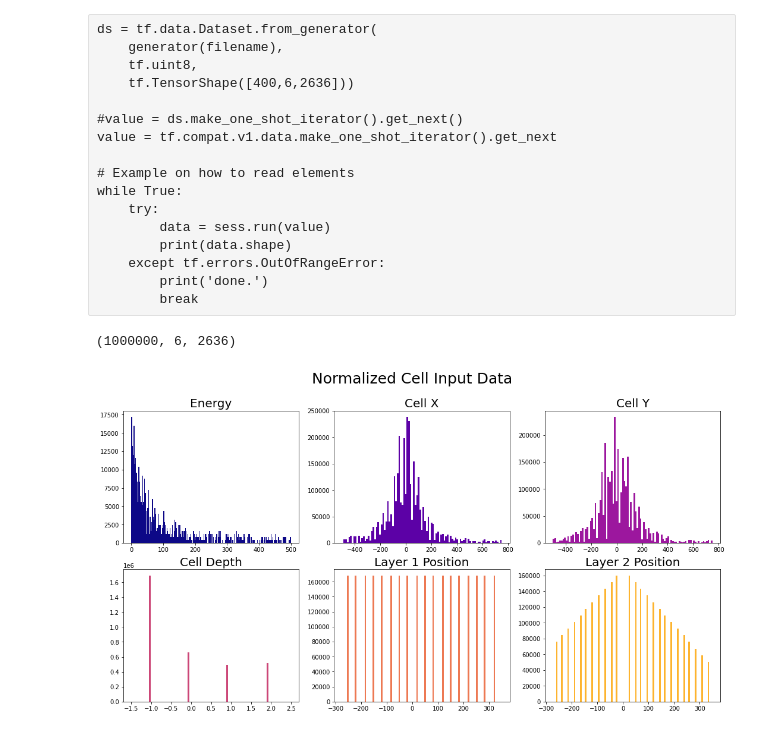
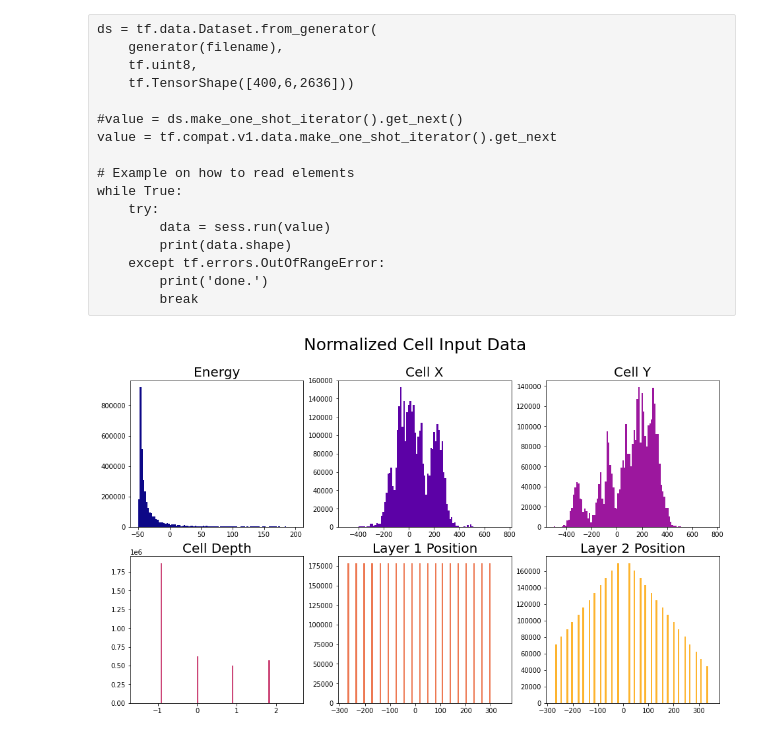
Before and after one commit to eiccodesign/regressiononly, a Jupyter notebook: H5_Towards_Codesign.ipynb, the cells around one changed output. Drawn from its saved outputs; the diff is of its cells as text; code cells hidden in the pictures.

```diff
--- a/H5_Towards_Codesign.ipynb
+++ b/H5_Towards_Codesign.ipynb
@@ -37,7 +23,10 @@ Truth Particle Data
 # %% [markdown]
 ### Load the Data
 # %%
-filename = 'layered_with0s.hdf5'
+#filename = 'layered_with0s.hdf5'
+#filename = 'varphi_layered.hdf5'
+filename = 'vartheta_layered.hdf5'
+#filename = 'simple_test.hdf5'
 h5_file = h5.File(filename,'r')
 print(list(h5_file.keys()))
 images = h5_file['calo_images']
@@ -45,7 +34,7 @@ truth = h5_file['truth']
 
 print(images.shape)
 print(truth.shape)
-print(images.chunks) # [0] should be = batch_size
-print(truth.chunks)
+print(images.chunks[0]) #should be = batch_size
+print(truth.chunks[0])
 # %% [output]
 ['calo_images', 'truth']
@@ -90,7 +80,3 @@ Y = truth[0:N_Events,0,0]
 #Y_StDev = np.nanstd(Y)
 #Y = (Y - Y_Mean)/Y_StDev
 #print(type(X))
-# %%
-print(np.shape(X))
-# %% [output]
-(1000000, 6, 2636)
@@ -99,21 +83 @@ positions = np.where(np.count_nonzero(X,axis=2))
-# %%
-cm = plt.cm.get_cmap('plasma')
-cell_vars = ["Energy","Cell X","Cell Y","Cell Depth","Layer 1 Position", "Layer 2 Position"]
-bins = [np.linspace(0.01,500,200),np.linspace(-500,751,100),
-        np.linspace(-500,751,100),np.linspace(-1.5,2.5,100),
-        np.linspace(-275,350,100),np.linspace(-275,350,100)]
-data=[]
-fig = plt.figure(figsize=(18,9))
-#plt.subplots_adjust(left=None, bottom=1, right=None, top=1.5, wspace=None, hspace=None)
-for i in range(images.shape[1]):
-    ax = plt.subplot(2, 3, i+1)
-    data.insert(i,np.ravel(images[0:10000,i,:]))
-    data[i] = data[i][data[i]!=0]
-    plt.hist(data[i],bins=bins[i],color=cm(i/images.shape[1]))
-    plt.title("%s"%(cell_vars[i]),fontsize=20)
-    plt.suptitle("Normalized Cell Input Data",fontsize=25)
-plt.savefig("Normalized_Cell_Data.pdf")
-    #plt.xlabel('%s [Normalized]'%(cell_vars[i]),fontsize=15)
-# %% [output]
-[figure, old version]
 # %%
@@ -122,5 +84,36 @@ yi = np.arange(Y.shape[0])
 (X_train, X_val, X_test,
 Y_train, Y_val, Y_test) = data_split(X, Y, val=0.2, test=0.3,shuffle=True)
+# %%
+fig = plt.figure(figsize=(16,9))
+
+#axsLeft = subfigs[0].subplots(2, 3, sharey=False)
+#subfigs[0].set_facecolor('0.75')
+
+cm = plt.cm.get_cmap('plasma')
+cell_vars = ["Energy","Cell X","Cell Y","Cell Depth","Layer 1 Position", "Layer 2 Position"]
+bins = [np.linspace(-50,200,101),np.linspace(-500,751,100),
+        np.linspace(-500,751,100),np.linspace(-1.5,2.5,100), #,np.linspace(-25,25,100),
+        np.linspace(-275,350,100),np.linspace(-275,350,100)]
+data=[]
+
+#plt.subplots_adjust(left=None, bottom=1, right=None, top=1.5, wspace=None, hspace=None)
+for i in range(images.shape[1]):
+    ax = plt.subplot(2, 3, i+1)
+    #ax = axsLeft[int(i/3)][int(i/2)]
+    data.insert(i,np.ravel(images[0:10000,i,:]))
+    data[i] = data[i][data[i]!=0]
+    plt.hist(data[i],bins=bins[i],color=cm(i/images.shape[1]))
+    plt.title("%s"%(cell_vars[i]),fontsize=20)
+    plt.suptitle("Normalized Cell Input Data",fontsize=25)
+
+
+#axsRight = subfigs[1].subplots(1,1,sharey=False)
+#plt.hist(Y_val,alpha=0.5,label="Validation Energy",orientation='horizontal')
+#_ = plt.hist(Y_test,alpha=0.5,label="Test Energy",orientation='horizontal')
+#plt.legend()
+plt.savefig("Normalized_Cell_Data.pdf")
+# %% [output]
+[figure, new version]
 # %%
 plt.hist(Y_val,alpha=0.5,label="Validation Energy")
 _ = plt.hist(Y_test,alpha=0.5,label="Test Energy")
```
Also changed, not shown: parts of 24 cells of this notebook.
